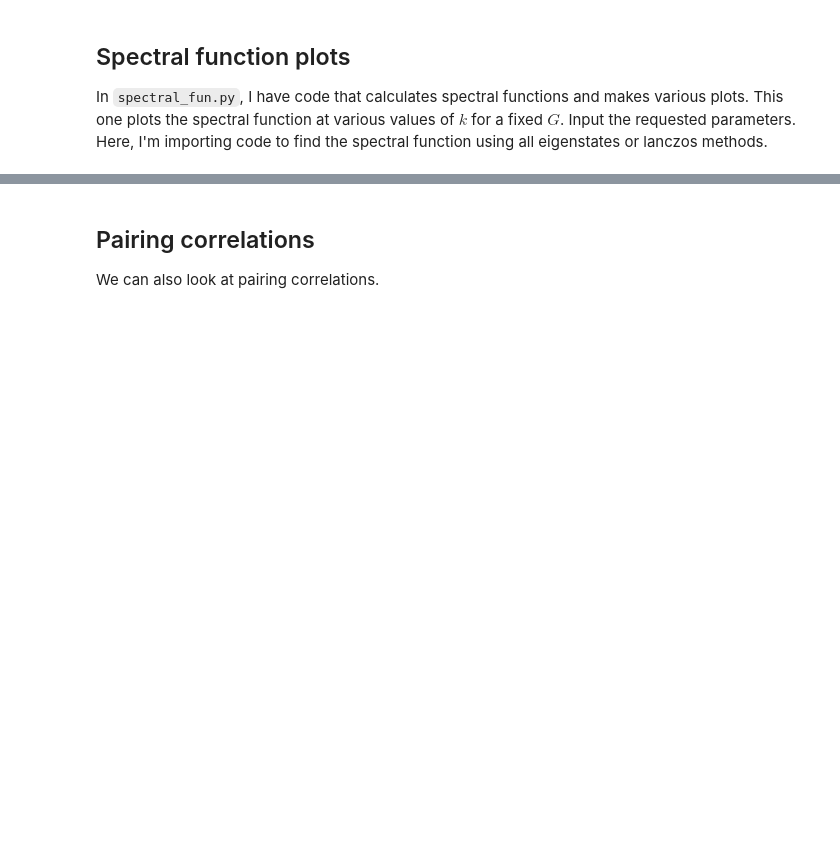
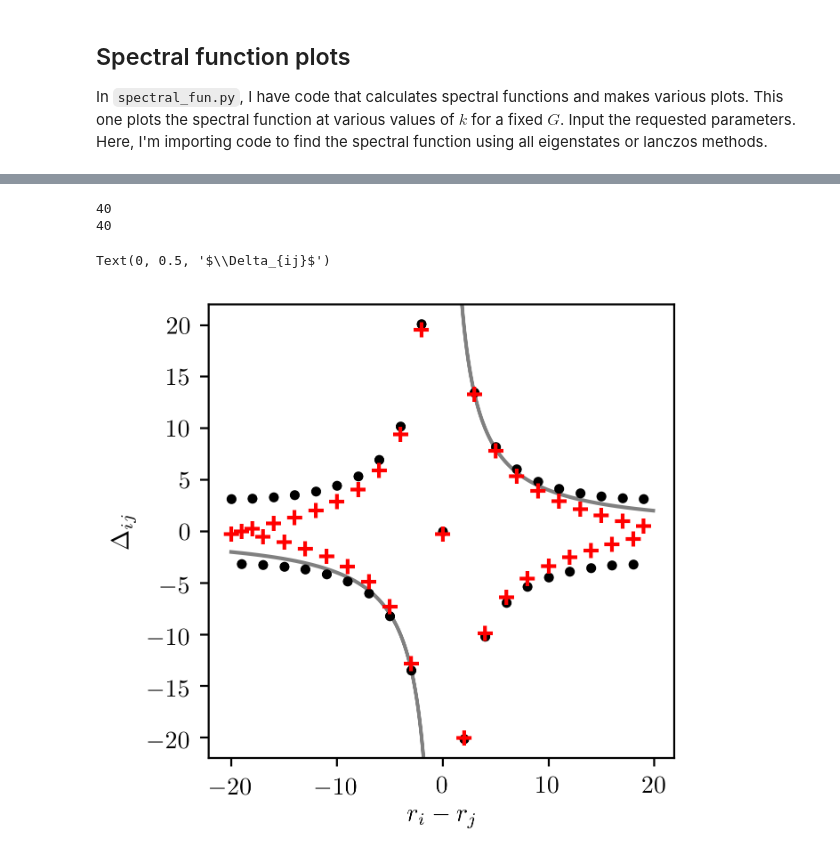
Before and after one commit to wholdhus/so5-richardson-gaudin, a Jupyter notebook: sf_pc_calcs.ipynb, the cells around one changed output, grey strips where cells are left out. Cells and saved outputs as stored; diff of their text form; code cells hidden in the pictures; blank space fills up the shorter version.

```diff
--- a/sf_pc_calcs.ipynb
+++ b/sf_pc_calcs.ipynb
@@ -8,4 +8,10 @@ from exact_diag import ham_op, ham_op_2, form_basis
 import numpy as np
 import matplotlib.pyplot as plt
 
-plt.style.use('grayscale')
+params = {'text.usetex' : True,
+          # 'font.family' : 'serif',
+          'font.serif' : 'STIX',
+          'mathtext.fontset' : 'stix',
+          'text.latex.preamble' : [r'\usepackage{amsmath}', r'\usepackage{amssymb}']
+          }
+plt.rcParams.update(params)
@@ -484,4 +17,0 @@ Annihilation
-# %% [markdown]
-## Pairing correlations
-
-We can also look at pairing correlations.
@@ -512,0 +18,32 @@ plt.plot(np.abs(pcs))
+# %%
+plt.figure(figsize=(3.375, 3.375), dpi=400)
+L = 20
+ks_anti = np.arange(-2*L+1, 2*L+1, 2)*0.5*np.pi/L
+ks_peri = np.arange(-2*L, 2*L, 2)*0.5*np.pi/L
+print(len(ks_anti))
+print(len(ks_peri))
+eta = np.sin(0.5*ks_anti)
+
+moms = [ks_anti, ks_peri ] #, eta]
+opts = [ks_anti, ks_peri ] #, ks_anti]
+colors = ['black', 'red', 'pink']
+markers = ['.', '+', r'$\bigcirc$']
+plt.plot(np.arange(0, L, .1), 2*L/np.arange(0, L, .1), color='gray', zorder=1)
+plt.plot(np.arange(-L, -.1, .1), 2*L/np.arange(-L, -.1, .1), color='gray', zorder=1)
+for oi, o in enumerate(opts):
+    mom = moms[oi]
+    d0is = np.zeros(2*L)
+    for i in range(2*L):
+        li = L-i
+        s1 = np.sum(o*np.exp(-1j*mom*1))
+        d0is[i] = np.sum(s1*o*np.exp(-1j*mom*li))
+    plt.scatter(np.arange(-L, L), d0is/(2*L), color=colors[oi], marker = markers[oi], zorder = oi+2)
+plt.ylim(-1.1*L, 1.1*L)
+plt.xlabel(r'$r_i - r_j$')
+plt.ylabel(r'$\Delta_{ij}$')
+# plt.savefig('/Users/wholdhus/Desktop/SO5_Figs/pairing_coeffs', bbox_inches='tight', transparent=False)
+# %% [output]
+40
+40
+Text(0, 0.5, '$\\Delta_{ij}$')
+[figure, added]
```
Also changed, not shown: parts of 22 cells of this notebook, 2 other files.
